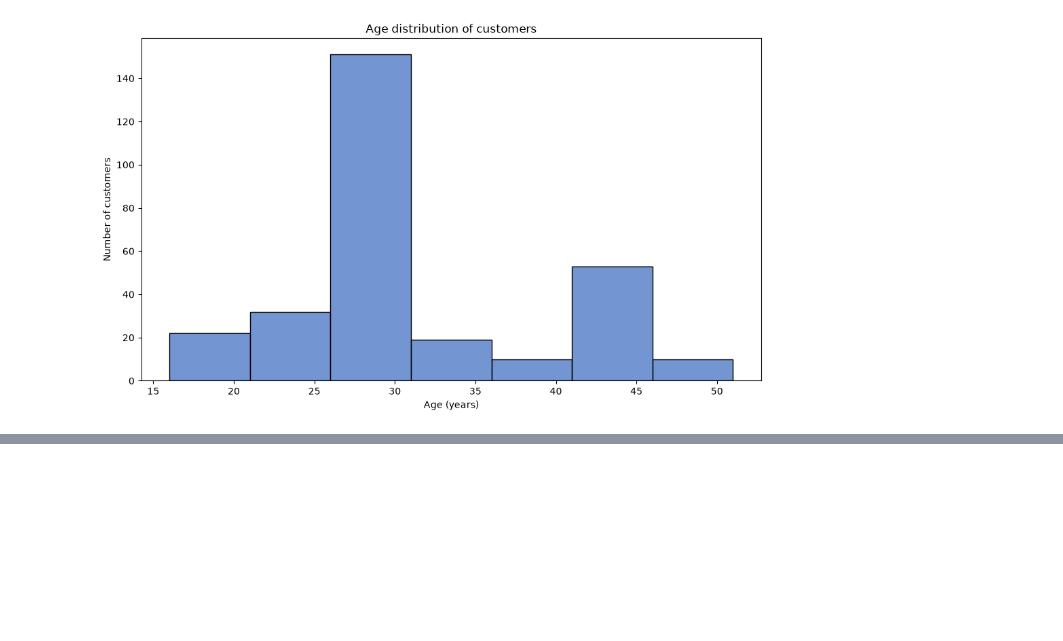
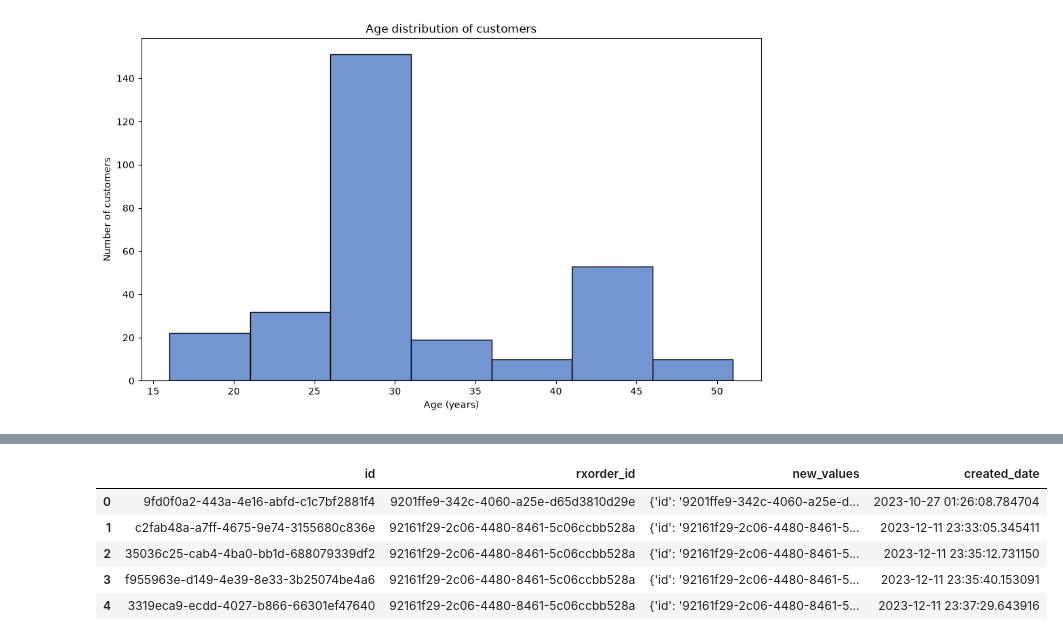
Before and after one commit to BlueMarginalist/DIIG-F26-Adyn, a Jupyter notebook: morgan/prescription_journey.ipynb, the cells around one changed output, grey strips where cells are left out. Saved outputs shown, nothing was run; the diff lists cells and outputs as text; code cells hidden in the pictures; blank space fills up the shorter version.

```diff
--- a/morgan/prescription_journey.ipynb
+++ b/morgan/prescription_journey.ipynb
@@ -1171,0 +1187,9 @@ plt.show()
+# %%
+rx_order_history.head()
+# %% [output]
+|  | id | rxorder_id | new_values | created_date |
+| 0 | 9fd0f0a2-443a-4e16-abfd-c1c7bf2881f4 | 9201ffe9-342c-4060-a25e-d65d3810d29e | {'id': '9201ffe9-342c-4060-a25e-d... | 2023-10-27 01:26:08.784704 |
+| 1 | c2fab48a-a7ff-4675-9e74-3155680c836e | 92161f29-2c06-4480-8461-5c06ccbb528a | {'id': '92161f29-2c06-4480-8461-5... | 2023-12-11 23:33:05.345411 |
+| 2 | 35036c25-cab4-4ba0-bb1d-688079339df2 | 92161f29-2c06-4480-8461-5c06ccbb528a | {'id': '92161f29-2c06-4480-8461-5... | 2023-12-11 23:35:12.731150 |
+| 3 | f955963e-d149-4e39-8e33-3b25074be4a6 | 92161f29-2c06-4480-8461-5c06ccbb528a | {'id': '92161f29-2c06-4480-8461-5... | 2023-12-11 23:35:40.153091 |
+| 4 | 3319eca9-ecdd-4027-b866-66301ef47640 | 92161f29-2c06-4480-8461-5c06ccbb528a | {'id': '92161f29-2c06-4480-8461-5... | 2023-12-11 23:37:29.643916 |
```
Also changed, not shown: parts of 6 cells of this notebook, 18 other files.
